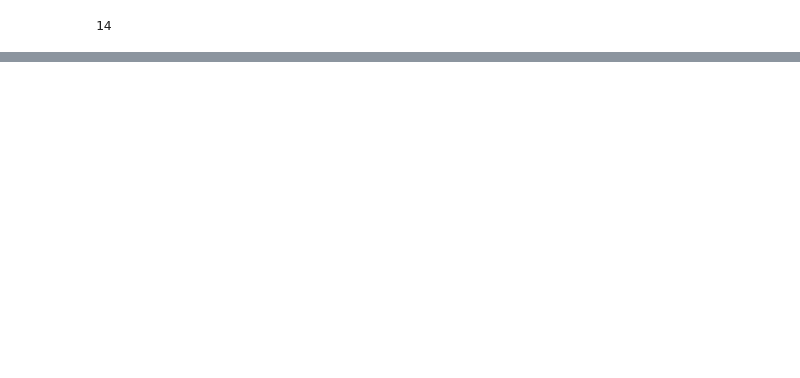
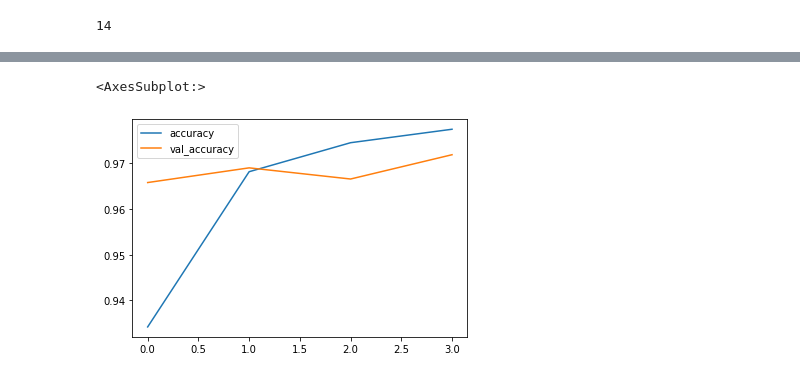
Before and after one commit to PN-picsell/ia_cloud, a Jupyter notebook: FRANTZ_Corentin/tp3_wordDetection/main.ipynb, the cells around one changed output, grey strips where cells are left out. Saved outputs shown, nothing was run; the diff lists cells and outputs as text; code cells hidden in the pictures; blank space fills up the shorter version.

```diff
--- a/FRANTZ_Corentin/tp3_wordDetection/main.ipynb
+++ b/FRANTZ_Corentin/tp3_wordDetection/main.ipynb
@@ -187,0 +222,5 @@ NameError: name 'EarlyStopping' is not defined
+# %%
+metrics[['accuracy', 'val_accuracy']].plot()
+# %% [output]
+<AxesSubplot:>
+[figure, added]
```
Also changed, not shown: parts of 25 cells of this notebook.
